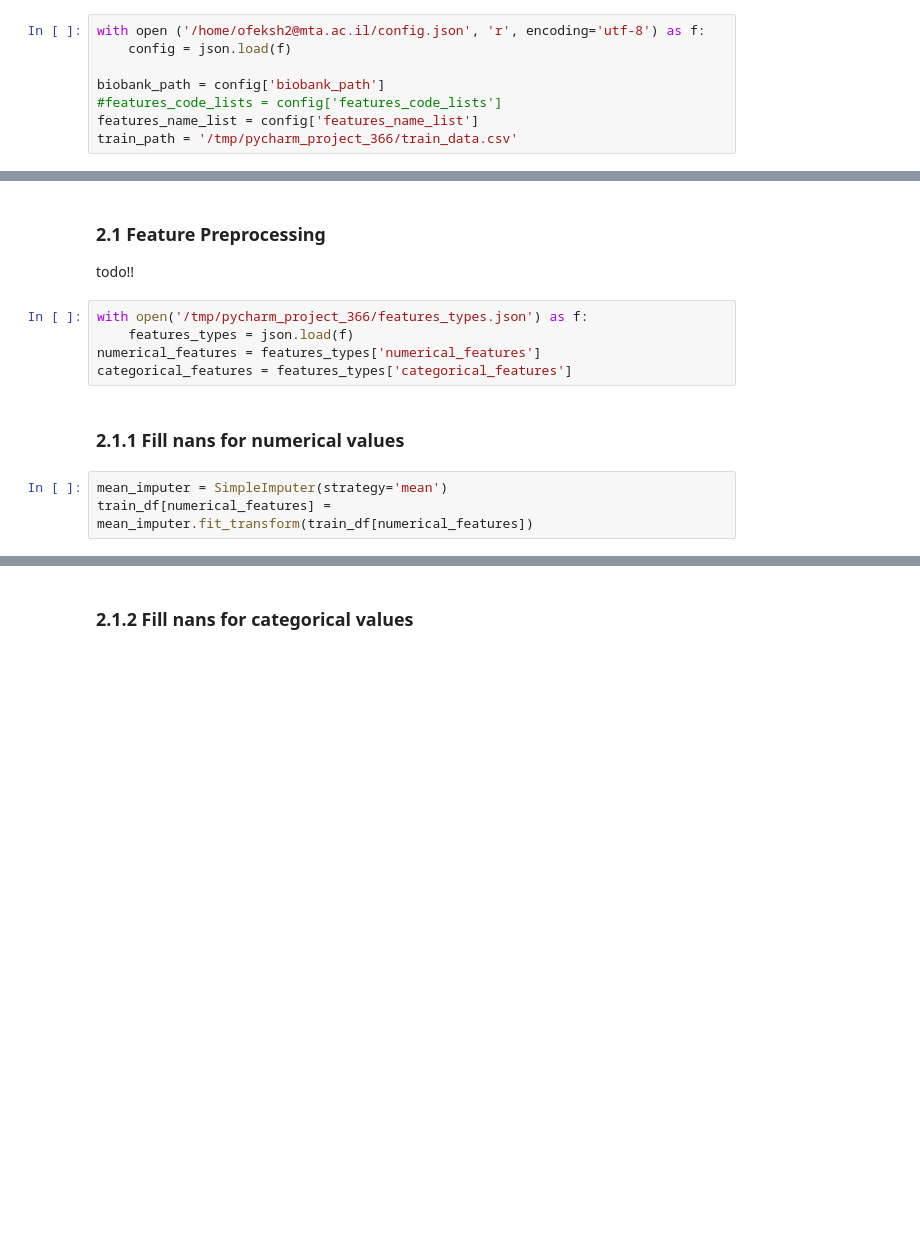
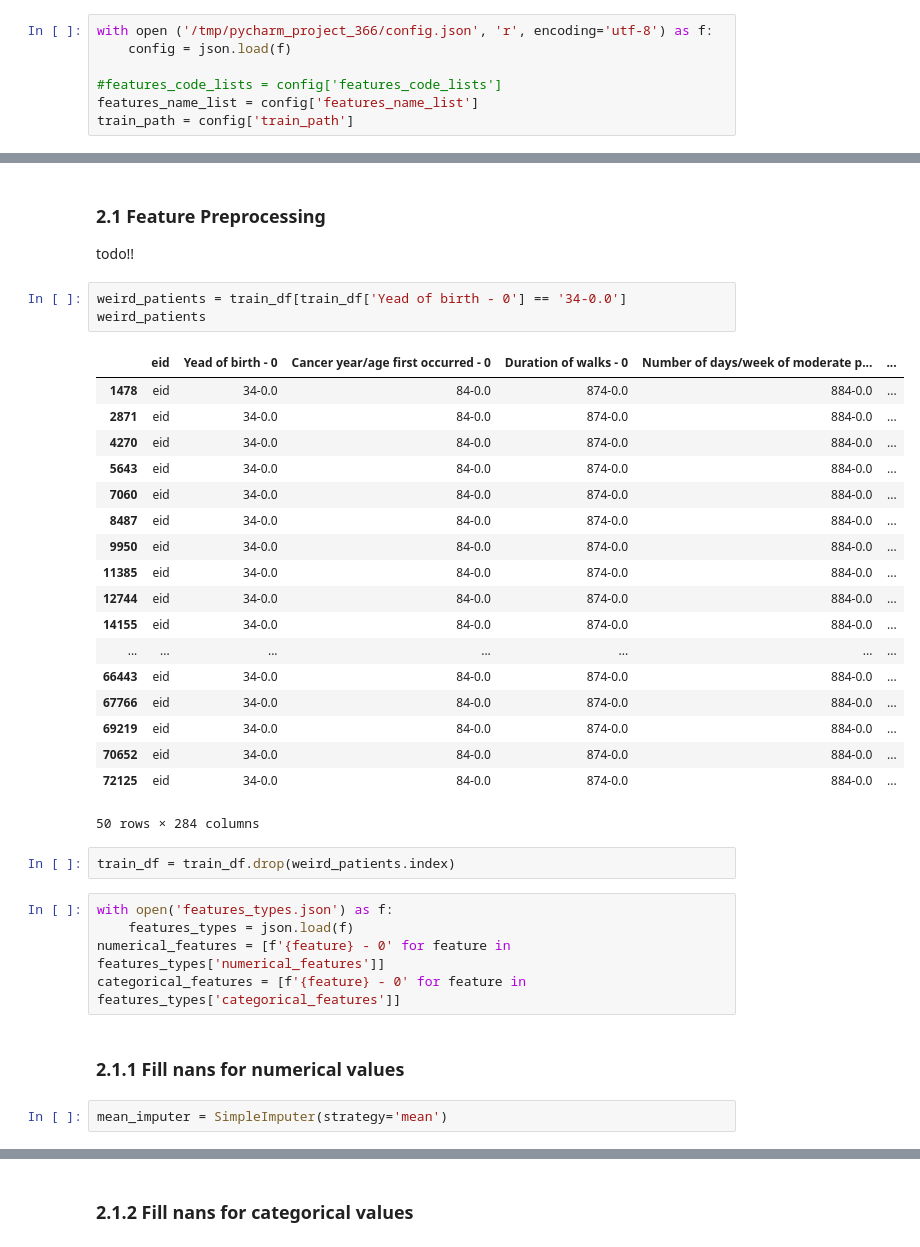
Before and after one commit to OfekShcherb/Finding-Differences-in-Diagnosis-of-Pancreatic-Cancer-and-Type-II-Diabetes-Mellitus, a Jupyter notebook: Data Exploration.ipynb, the cells around one changed output, grey strips where cells are left out. Cells and saved outputs as stored; diff of their text form; blank space fills up the shorter version.

```diff
--- a/Data Exploration.ipynb
+++ b/Data Exploration.ipynb
@@ -12,13 +12,12 @@ import seaborn as sns
 # %% [markdown]
 ### 1. dataset extraction
 # %%
-with open ('/home/ofeksh2@mta.ac.il/config.json', 'r', encoding='utf-8') as f:
+with open ('/tmp/pycharm_project_366/config.json', 'r', encoding='utf-8') as f:
     config = json.load(f)
 
-biobank_path = config['biobank_path']
 #features_code_lists = config['features_code_lists']
 features_name_list = config['features_name_list']
-train_path = '/tmp/pycharm_project_366/train_data.csv'
+train_path = config['train_path']
 # %%
 train_df = pd.read_csv(train_path, low_memory=False)
 # %%
@@ -144,13 +143,36 @@ KeyError: '20116-0.0'
 ### 2.1 Feature Preprocessing
 
 todo!!
+# %%
+weird_patients = train_df[train_df['Yead of birth - 0'] == '34-0.0']
+weird_patients
+# %% [output]
+|  | eid | Yead of birth - 0 | Cancer year/age first occurred - 0 | Duration of walks - 0 | Number of days/week of moderate p... | ... |
+| 1478 | eid | 34-0.0 | 84-0.0 | 874-0.0 | 884-0.0 | ... |
+| 2871 | eid | 34-0.0 | 84-0.0 | 874-0.0 | 884-0.0 | ... |
+| 4270 | eid | 34-0.0 | 84-0.0 | 874-0.0 | 884-0.0 | ... |
+| 5643 | eid | 34-0.0 | 84-0.0 | 874-0.0 | 884-0.0 | ... |
+| 7060 | eid | 34-0.0 | 84-0.0 | 874-0.0 | 884-0.0 | ... |
+| 8487 | eid | 34-0.0 | 84-0.0 | 874-0.0 | 884-0.0 | ... |
+| 9950 | eid | 34-0.0 | 84-0.0 | 874-0.0 | 884-0.0 | ... |
+| 11385 | eid | 34-0.0 | 84-0.0 | 874-0.0 | 884-0.0 | ... |
+| 12744 | eid | 34-0.0 | 84-0.0 | 874-0.0 | 884-0.0 | ... |
+| 14155 | eid | 34-0.0 | 84-0.0 | 874-0.0 | 884-0.0 | ... |
+| ... | ... | ... | ... | ... | ... | ... |
+| 66443 | eid | 34-0.0 | 84-0.0 | 874-0.0 | 884-0.0 | ... |
+| 67766 | eid | 34-0.0 | 84-0.0 | 874-0.0 | 884-0.0 | ... |
+| 69219 | eid | 34-0.0 | 84-0.0 | 874-0.0 | 884-0.0 | ... |
+| 70652 | eid | 34-0.0 | 84-0.0 | 874-0.0 | 884-0.0 | ... |
+| 72125 | eid | 34-0.0 | 84-0.0 | 874-0.0 | 884-0.0 | ... |
+50 rows × 284 columns
+# %%
+train_df = train_df.drop(weird_patients.index)
 # %%
-with open('/tmp/pycharm_project_366/features_types.json') as f:
+with open('features_types.json') as f:
     features_types = json.load(f)
-numerical_features = features_types['numerical_features']
-categorical_features = features_types['categorical_features']
+numerical_features = [f'{feature} - 0' for feature in features_types['numerical_features']]
+categorical_features = [f'{feature} - 0' for feature in features_types['categorical_features']]
 # %% [markdown]
 ### 2.1.1 Fill nans for numerical values
 # %%
 mean_imputer = SimpleImputer(strategy='mean')
-train_df[numerical_features] = mean_imputer.fit_transform(train_df[numerical_features])
```
Also changed, not shown: parts of 9 cells of this notebook, 10 other files.
